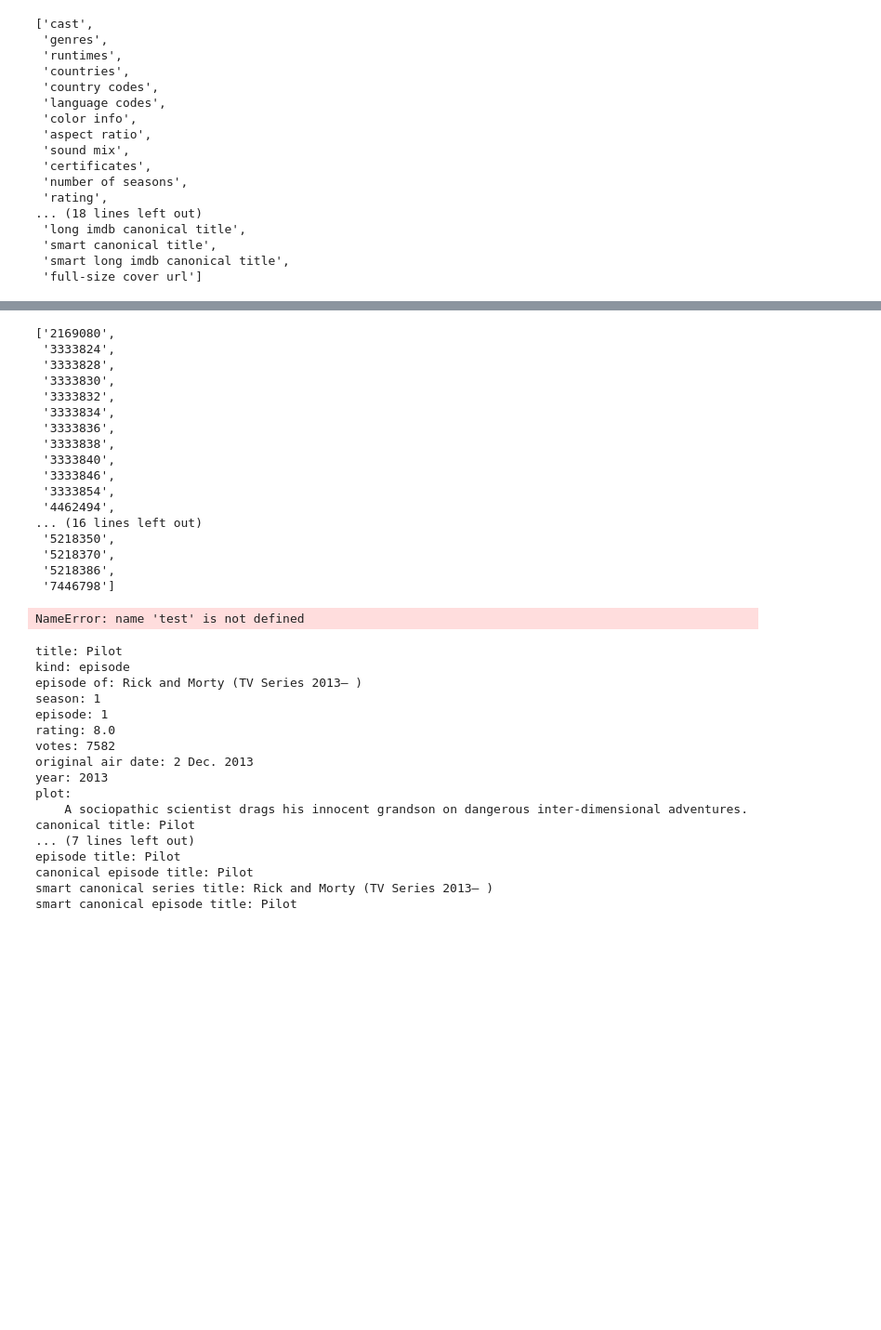
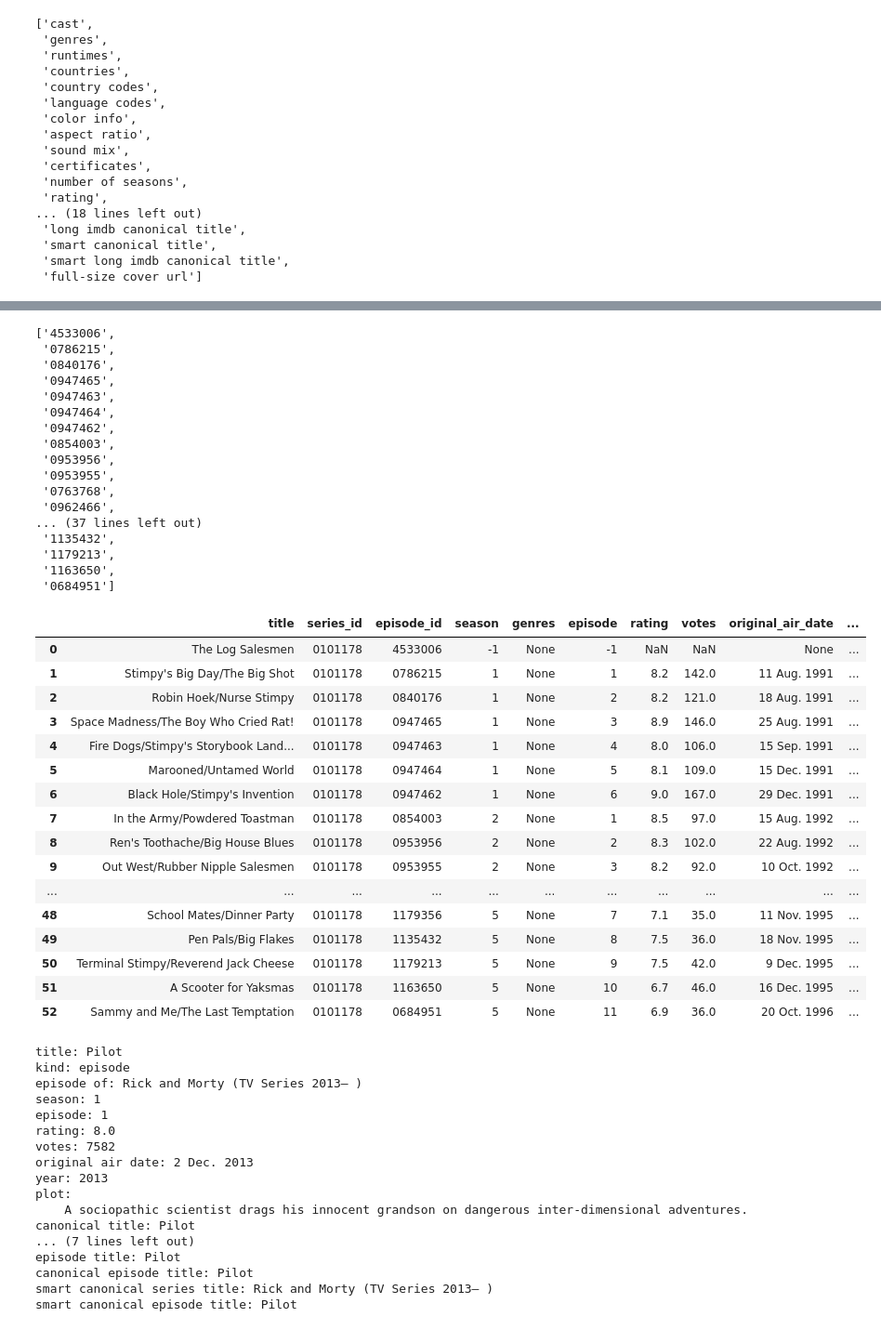
Before and after one commit to rustygentile/imdb-dashboard, a Jupyter notebook: exploration/episode_table_looper.ipynb, the cells around one changed output, grey strips where cells are left out. Shown at 93% size. Saved outputs shown, nothing was run; the diff lists cells and outputs as text; code cells hidden in the pictures; blank space fills up the shorter version.

Commit message:
pushing episode table looper script and series episode data

```diff
--- a/exploration/episode_table_looper.ipynb
+++ b/exploration/episode_table_looper.ipynb
@@ -6,8 +6,10 @@ from imdb import IMDb
 from imdb import helpers
 ia = IMDb()
 # %%
+
+
 rick_n_morty = '2861424'
-ren_n_stimpy = '0371475'
+#ren_n_stimpy = '0101178'
 beevis_n_butthead = '0105950'
 aeon_flux = '0111873' # in case of re search copy Æon Flux
 celeb_deathmatch = '0208614'
@@ -33,8 +35,10 @@ venture = '0417373'
 simpsons = '0096697'
 spawn = '4641774'
 
-curr_titles = ([rick_n_morty,ren_n_stimpy,beevis_n_butthead,aeon_flux,celeb_deathmatch,daria,
+curr_titles = ([rick_n_morty,beevis_n_butthead,aeon_flux,celeb_deathmatch,daria,
                 south_park,fam_guy,american_dad,king_hill,space_ghost,futurama,aqua_thf,archer,
                 boondocks,metalocalypse,robot_chick,squidbillies,super_jail,big_mouth,bobs_burg,
                 bojack,mr_pickles,venture,simpsons,spawn])
 curr_titles
+# Search for title ID's.
+#s_result = ia.search_movie('Ren and stimpy')
@@ -41,6 +63,5 @@ curr_titles
 # %%
 for t in curr_titles:
-    series = ia.get_movie('2861424')
-    s_result = ia.search_movie('Rick And Morty')
-    s_result =
+    series = ia.get_movie('t')
+    #s_result = ia.search_movie('Rick And Morty')
 # %% [output]
@@ -96,6 +108,7 @@ ep1.getID()
 title = []
 episode_of = []
 season = []
+genres = []
 episode = []
 rating = []
 votes = []
@@ -154,6 +167,12 @@ for i in episodes:
         l_episode_id = i.getID()
     except KeyError:
         l_episode_id = None
+    try:
+        l_genres = i['genres']
+    except KeyError:
+        l_genres = None
+
+
 
     title.append(l_title)
     episode_of.append(l_episode_of)
@@ -163,48 +182,65 @@ for i in episodes:
     votes.append(l_votes)
     original_air_date.append(l_original_air_date)
     year.append(l_year)
-    plot.append(l_plot)
+    plot.append(l_plot[3:])
     series_title.append(l_series_title)
     episode_title.append(l_episode_title)
     episode_id.append(l_episode_id)
+    genres.append(l_genres)
 # %%
 episode_id
 # %% [output]
-['2169080',
- '3333824',
- '3333828',
- '3333830',
- '3333832',
- '3333834',
- '3333836',
- '3333838',
- '3333840',
- '3333846',
- '3333854',
- '4462494',
-... (16 lines left out)
- '5218350',
- '5218370',
- '5218386',
- '7446798']
+['4533006',
+ '0786215',
+ '0840176',
+ '0947465',
+ '0947463',
+ '0947464',
+ '0947462',
+ '0854003',
+ '0953956',
+ '0953955',
+ '0763768',
+ '0962466',
+... (37 lines left out)
+ '1135432',
+ '1179213',
+ '1163650',
+ '0684951']
 # %%
 test_df = pd.DataFrame({'title': title,
                         'series_id': episode_of,
                         'episode_id': episode_id,
                         'season': season,
+                        'genres': genres,
                         'episode': episode,
                         'rating': rating,
                         'votes': votes,
                         'original_air_date': original_air_date,
                         'year': year,
                         'plot': plot,
                         'series_title': series_title,
                         'episode_title': episode_title
                        })
-test_df.head()
-test_df.to_csv()
+test_df
 # %% [output]
-NameError: name 'test' is not defined
+|  | title | series_id | episode_id | season | genres | episode | rating | votes | original_air_date | ... |
+| 0 | The Log Salesmen | 0101178 | 4533006 | -1 | None | -1 | NaN | NaN | None | ... |
+| 1 | Stimpy's Big Day/The Big Shot | 0101178 | 0786215 | 1 | None | 1 | 8.2 | 142.0 | 11 Aug. 1991 | ... |
+| 2 | Robin Hoek/Nurse Stimpy | 0101178 | 0840176 | 1 | None | 2 | 8.2 | 121.0 | 18 Aug. 1991 | ... |
+| 3 | Space Madness/The Boy Who Cried Rat! | 0101178 | 0947465 | 1 | None | 3 | 8.9 | 146.0 | 25 Aug. 1991 | ... |
+| 4 | Fire Dogs/Stimpy's Storybook Land... | 0101178 | 0947463 | 1 | None | 4 | 8.0 | 106.0 | 15 Sep. 1991 | ... |
+| 5 | Marooned/Untamed World | 0101178 | 0947464 | 1 | None | 5 | 8.1 | 109.0 | 15 Dec. 1991 | ... |
+| 6 | Black Hole/Stimpy's Invention | 0101178 | 0947462 | 1 | None | 6 | 9.0 | 167.0 | 29 Dec. 1991 | ... |
+| 7 | In the Army/Powdered Toastman | 0101178 | 0854003 | 2 | None | 1 | 8.5 | 97.0 | 15 Aug. 1992 | ... |
+| 8 | Ren's Toothache/Big House Blues | 0101178 | 0953956 | 2 | None | 2 | 8.3 | 102.0 | 22 Aug. 1992 | ... |
+| 9 | Out West/Rubber Nipple Salesmen | 0101178 | 0953955 | 2 | None | 3 | 8.2 | 92.0 | 10 Oct. 1992 | ... |
+| ... | ... | ... | ... | ... | ... | ... | ... | ... | ... | ... |
+| 48 | School Mates/Dinner Party | 0101178 | 1179356 | 5 | None | 7 | 7.1 | 35.0 | 11 Nov. 1995 | ... |
+| 49 | Pen Pals/Big Flakes | 0101178 | 1135432 | 5 | None | 8 | 7.5 | 36.0 | 18 Nov. 1995 | ... |
+| 50 | Terminal Stimpy/Reverend Jack Cheese | 0101178 | 1179213 | 5 | None | 9 | 7.5 | 42.0 | 9 Dec. 1995 | ... |
+| 51 | A Scooter for Yaksmas | 0101178 | 1163650 | 5 | None | 10 | 6.7 | 46.0 | 16 Dec. 1995 | ... |
+| 52 | Sammy and Me/The Last Temptation | 0101178 | 0684951 | 5 | None | 11 | 6.9 | 36.0 | 20 Oct. 1996 | ... |
 # %%
 keys = ep1.keys()
 for k in keys:
```
Also changed, not shown: parts of 4 cells of this notebook, 29 other files.
